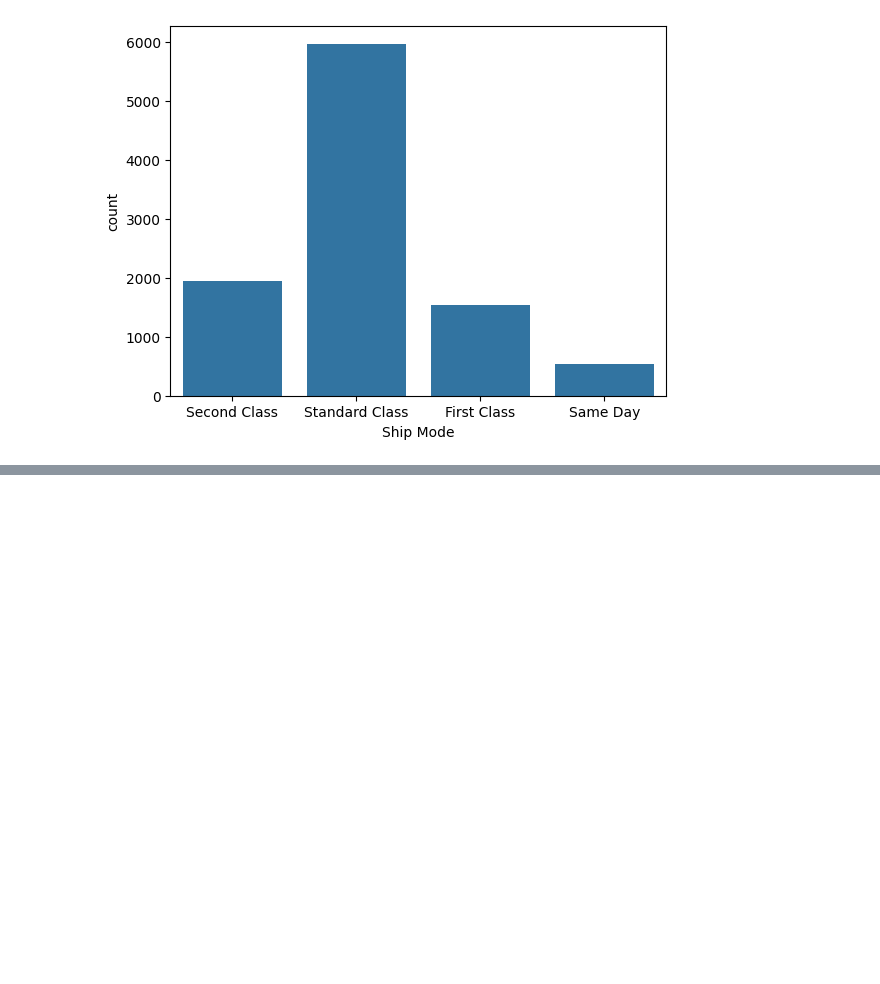
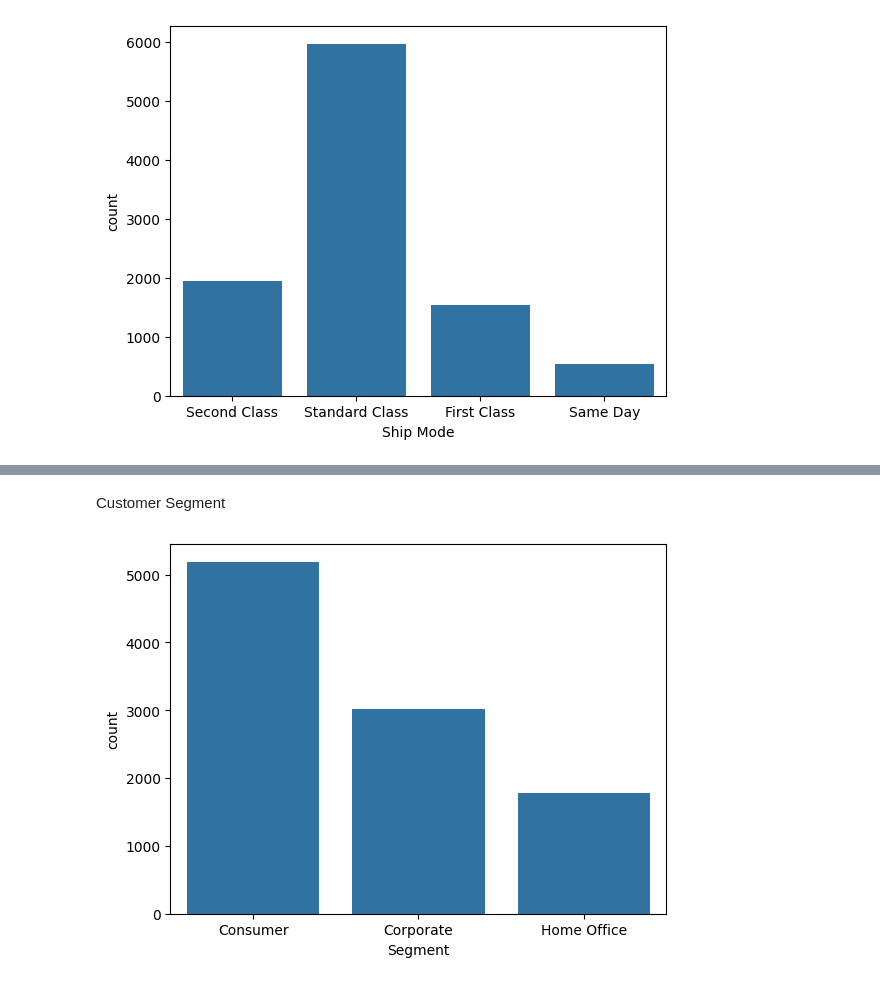
Before and after one commit to sudip-khanal/python-Basics, a Jupyter notebook: Untitled6.ipynb, the cells around one changed output, grey strips where cells are left out. Cells and saved outputs as stored; diff of their text form; code cells hidden in the pictures; blank space fills up the shorter version.

```diff
--- a/Untitled6.ipynb
+++ b/Untitled6.ipynb
@@ -79,0 +110,7 @@ plt.show()
+# %% [markdown]
+Customer Segment
+# %%
+sns.countplot(x='Segment',data=dataset)
+plt.show()
+# %% [output]
+[figure, added]
```
Also changed, not shown: parts of 14 cells of this notebook.
